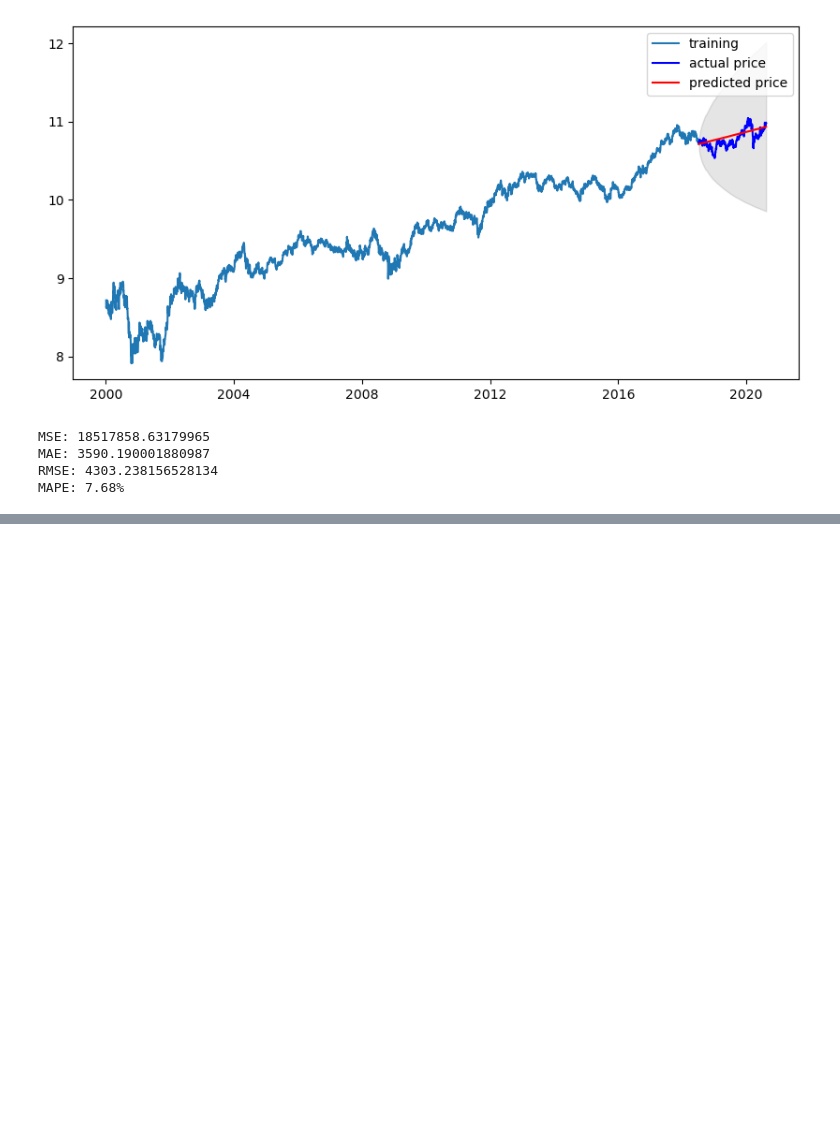
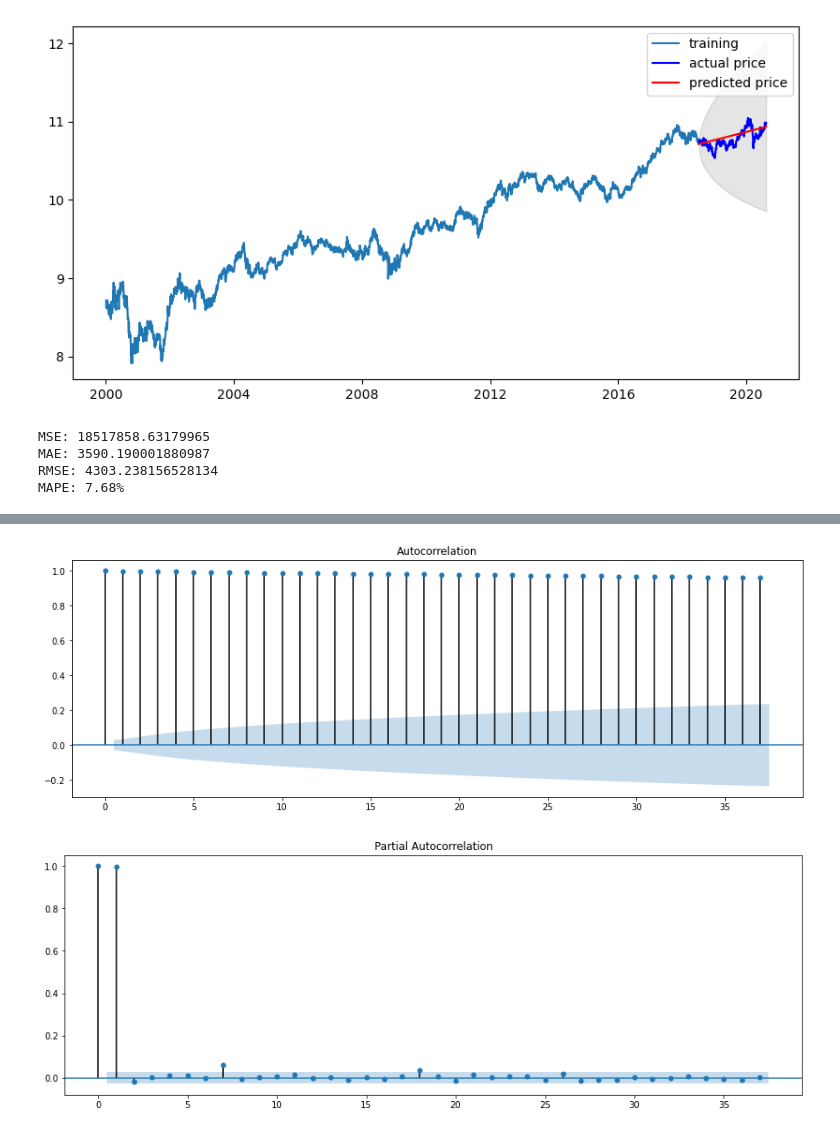
Before and after one commit to nr-ai/Aiffel_Exploration, a Jupyter notebook: StockForecast.ipynb, the cells around one changed output, grey strips where cells are left out. Drawn from its saved outputs; the diff is of its cells as text; code cells hidden in the pictures; blank space fills up the shorter version.

```diff
--- a/StockForecast.ipynb
+++ b/StockForecast.ipynb
@@ -307,0 +411,8 @@ MAPE: 7.68%
+# %%
+# Step 5. 적정 ARIMA 모수 찾기
+plot_acf(ts_log)
+plot_pacf(ts_log)
+plt.show()
+# %% [output]
+[figure, added]
+[figure, added]
```
Also changed, not shown: parts of 43 cells of this notebook.
